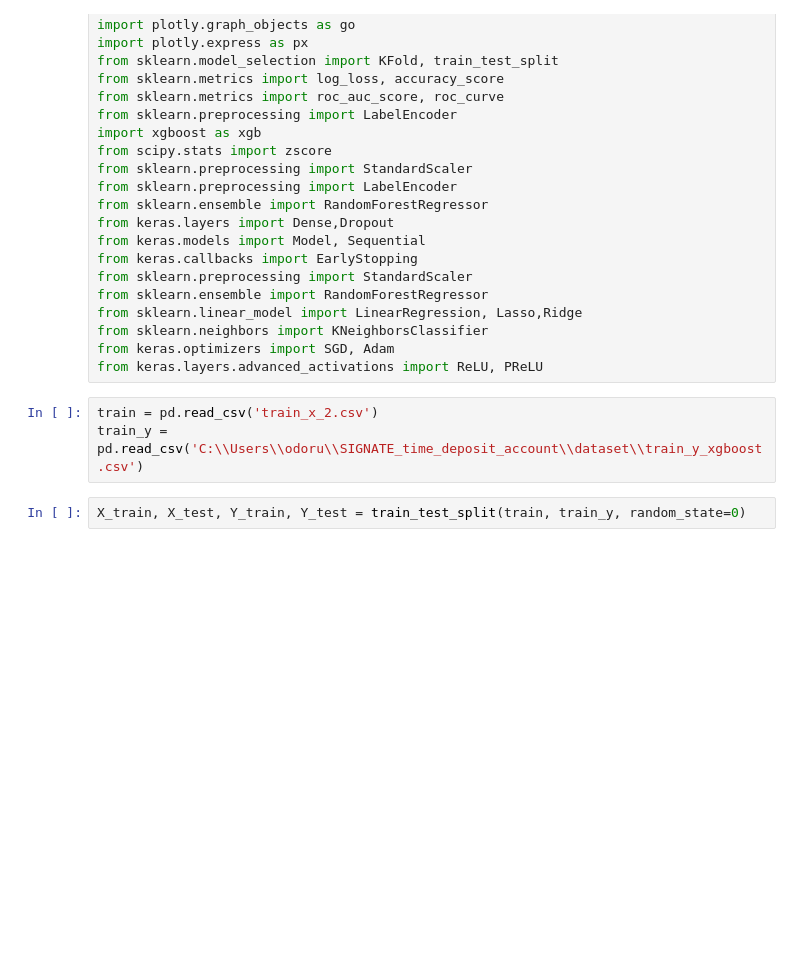
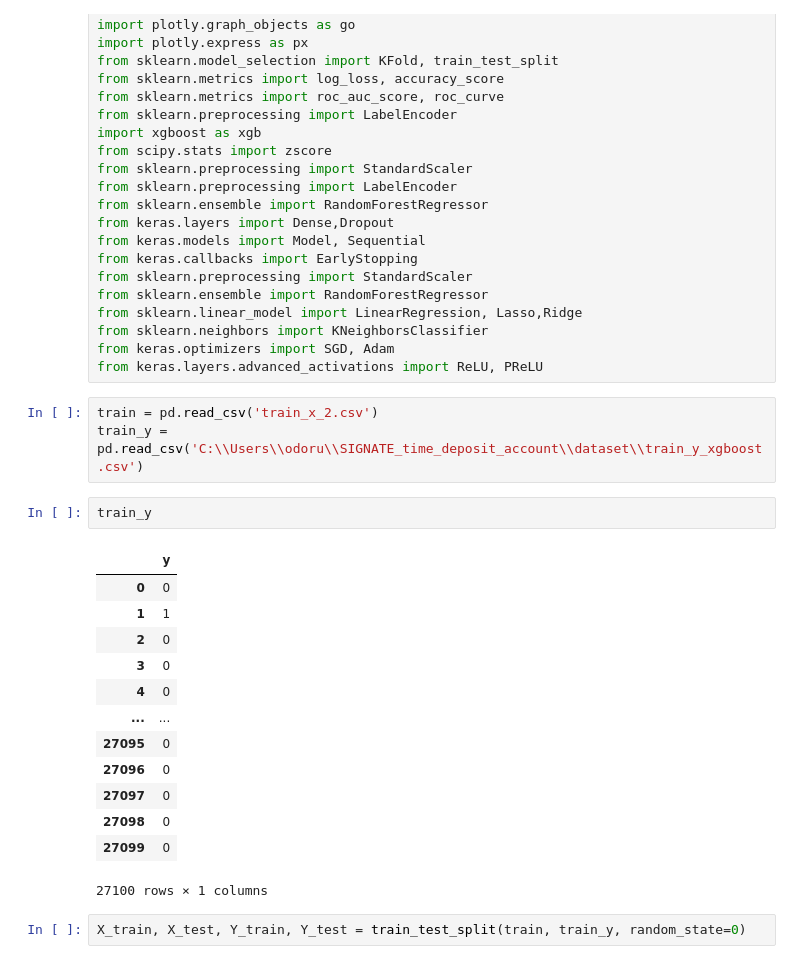
Before and after one commit to akihiro-git-hub/SIGNATE_time_deposit_account, a Jupyter notebook: K-nn.ipynb, the cells around one changed output. Drawn from its saved outputs; the diff is of its cells as text; blank space fills up the shorter version.

```diff
--- a/K-nn.ipynb
+++ b/K-nn.ipynb
@@ -32,6 +32,22 @@ from keras.layers.advanced_activations import ReLU, PReLU
 # %%
 train = pd.read_csv('train_x_2.csv')
 train_y = pd.read_csv('C:\\Users\\odoru\\SIGNATE_time_deposit_account\\dataset\\train_y_xgboost.csv')
+# %%
+train_y
+# %% [output]
+|  | y |
+| 0 | 0 |
+| 1 | 1 |
+| 2 | 0 |
+| 3 | 0 |
+| 4 | 0 |
+| ... | ... |
+| 27095 | 0 |
+| 27096 | 0 |
+| 27097 | 0 |
+| 27098 | 0 |
+| 27099 | 0 |
+27100 rows × 1 columns
 # %%
 X_train, X_test, Y_train, Y_test = train_test_split(train, train_y, random_state=0)
 # %%
```
Also changed, not shown: parts of 1 cell of this notebook, 17 other files.
